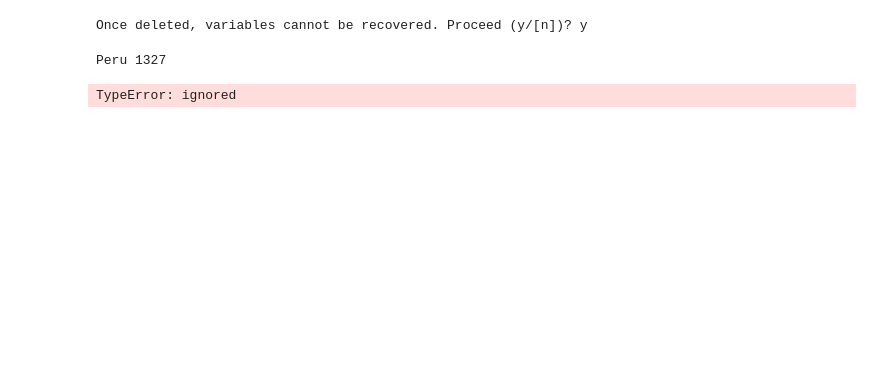
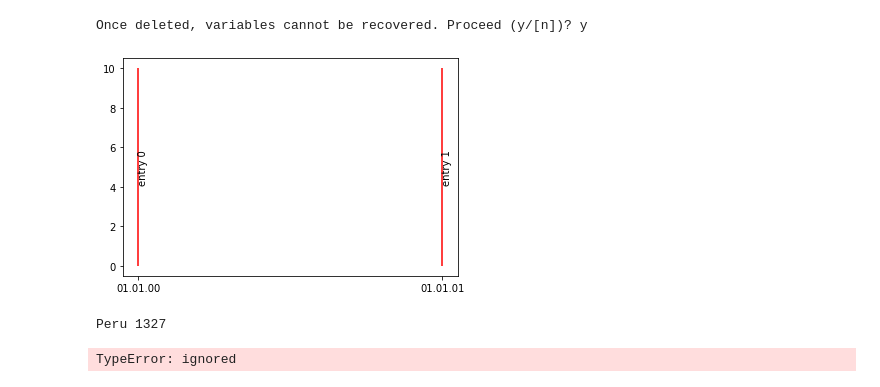
Before and after one commit to JimboRK9/Covid-19, a Jupyter notebook: SINADEF_final.ipynb, the cells around one changed output. Cells and saved outputs as stored; diff of their text form; code cells hidden in the pictures; blank space fills up the shorter version.

```diff
--- a/SINADEF_final.ipynb
+++ b/SINADEF_final.ipynb
@@ -76,6 +77,26 @@ df.TACNA     = df.loc[df['DEPARTAMENTO DOMICILIO'] == 'TACNA']
 df.TUMBES         = df.loc[df['DEPARTAMENTO DOMICILIO'] == 'TUMBES']
 
 df.UCAYALI        = df.loc[df['DEPARTAMENTO DOMICILIO'] == 'UCAYALI']
+# %%
+import matplotlib.pyplot as plt
+import matplotlib.dates as mdates
+import datetime
+import numpy as np
+from matplotlib.pyplot import text
+
+fig, ax = plt.subplots(1,1)
+sample_dates = np.array([datetime.datetime(2000,1,1), datetime.datetime(2001,1,1)])
+sample_dates = mdates.date2num(sample_dates)
+plt.vlines(x=sample_dates, ymin=0, ymax=10, color = 'r')
+ax.xaxis.set_major_locator(mdates.YearLocator())
+ax.xaxis.set_major_formatter(mdates.DateFormatter('%d.%m.%y'))
+
+for i, x in enumerate(sample_dates):
+    text(x, 5, "entry %d" % i, rotation=90, verticalalignment='center')
+
+plt.show()
+# %% [output]
+[figure, added]
 # %%
 #aumento de fechas +1 a todo, luedo se hacce -1 a todo
 #calculo de tamaño vector patron. peru
```
Also changed, not shown: parts of 5 cells of this notebook.
